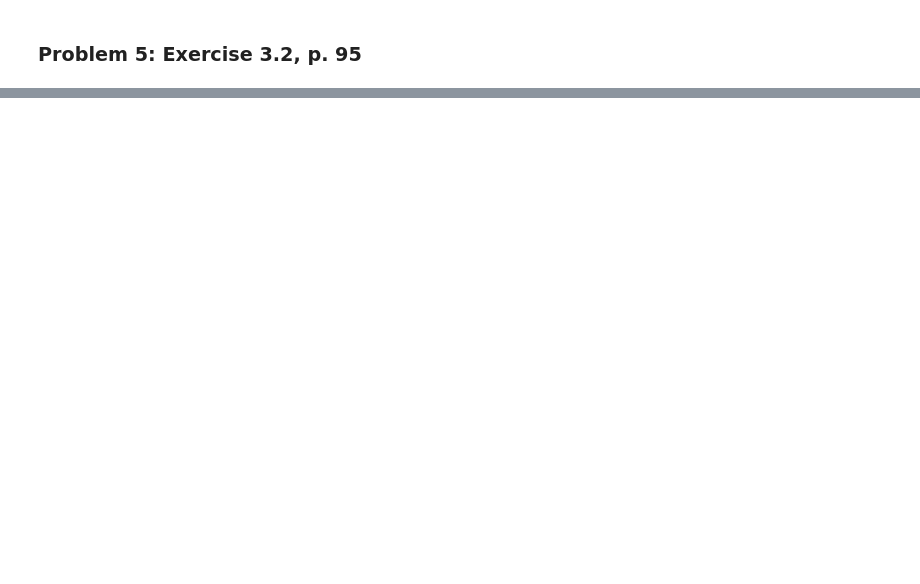
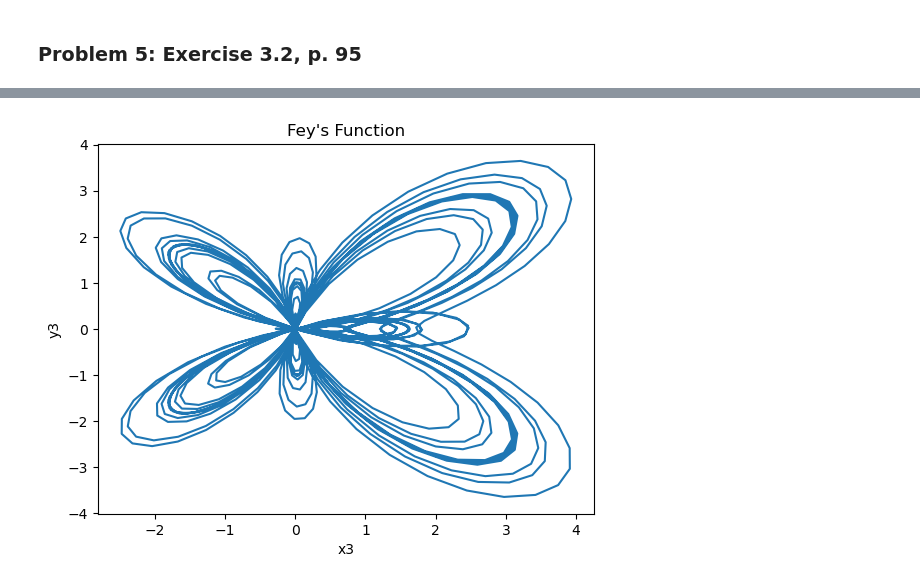
Before and after one commit to LDeGroot-Wooster/CompPhys26, a Jupyter notebook: General/Homework02_KristenTownsend.ipynb, the cells around one changed output, grey strips where cells are left out. Saved outputs shown, nothing was run; the diff lists cells and outputs as text; code cells hidden in the pictures; blank space fills up the shorter version.

```diff
--- a/General/Homework02_KristenTownsend.ipynb
+++ b/General/Homework02_KristenTownsend.ipynb
@@ -163,2 +260,25 @@ plt.show()
+# %%
+# part c
+
+# create an array of theta values
+theta3 = np.linspace(0, 24*np.pi, 1000)
+
+# calculate radius
+rad = np.exp(np.cos(theta3)) - 2*np.cos(4*theta3) + np.sin(theta3/12)**5
+
+# convert to x2 and y2
+x3 = rad * np.cos(theta3)
+y3 = rad * np.sin(theta3)
+
+# plot it!
+plt.plot(x3,y3)
+
+plt.xlabel("x3")
+plt.ylabel("y3")
+plt.title("Fey's Function")
+
+plt.show()
+# %% [output]
+[figure, added]
 # %% [markdown]
 #### Explanation:
```
Also changed, not shown: parts of 6 cells of this notebook.
